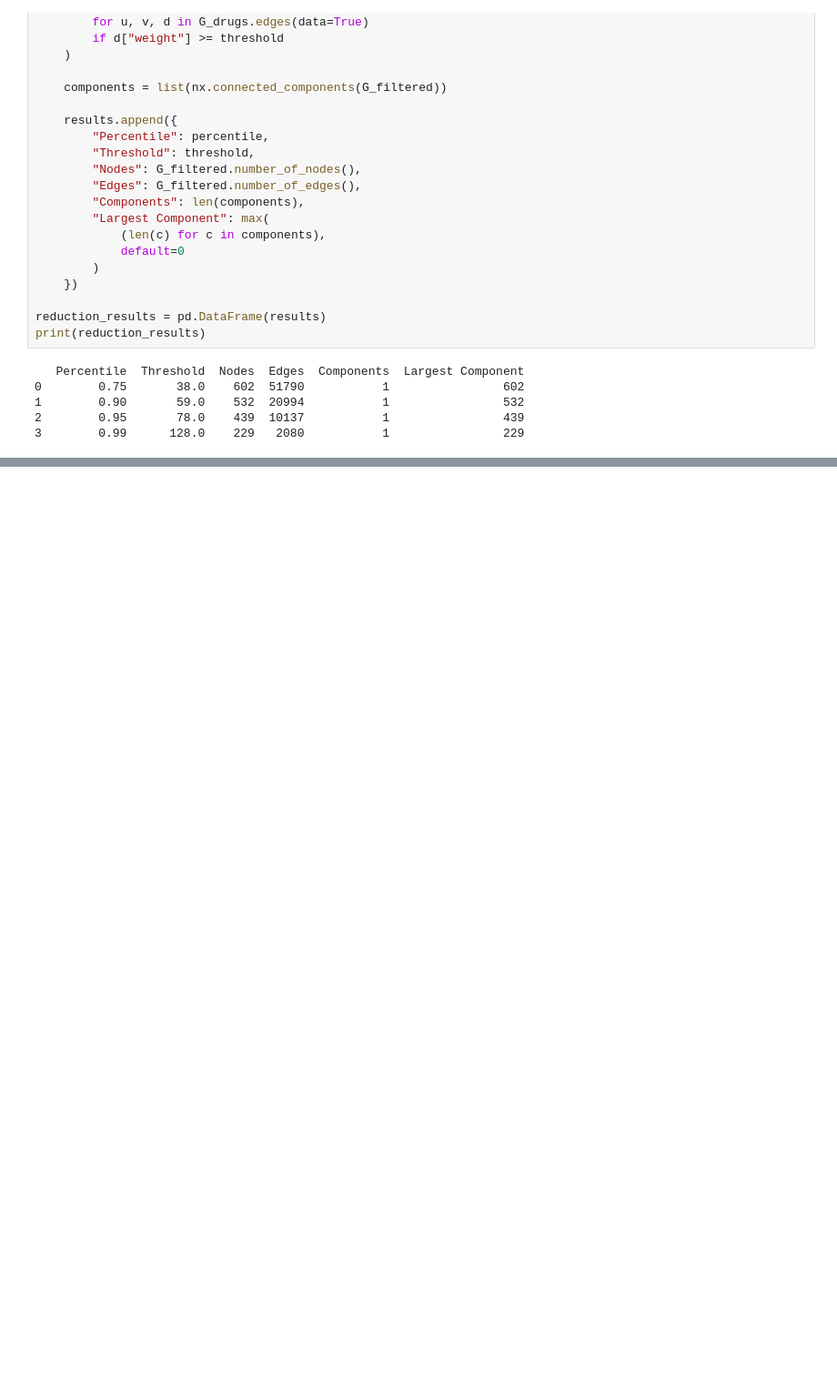
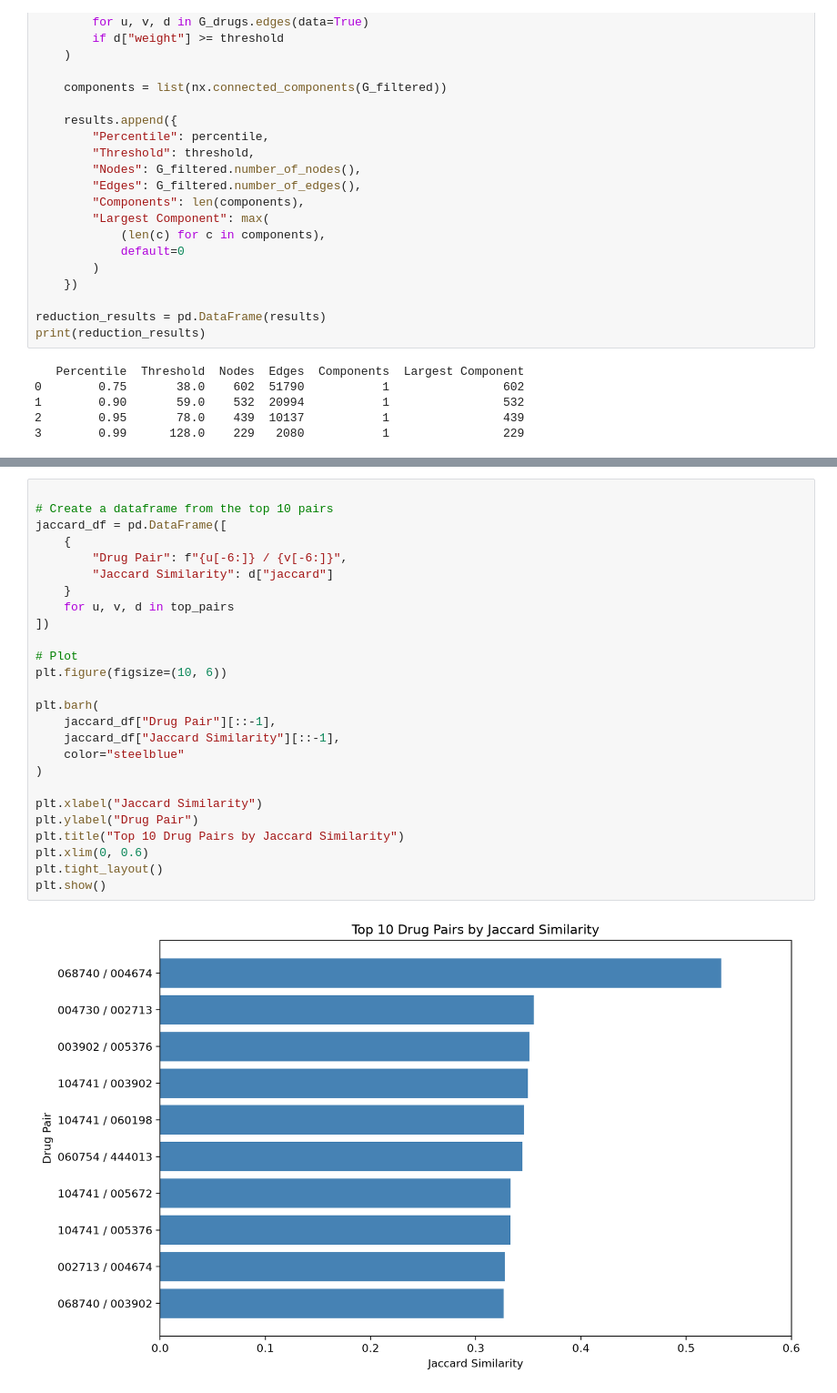
Before and after one commit to yanarabkova/Data620, a Jupyter notebook: Project2/Data620_Project2_YR.ipynb, the cells around one changed output, grey strips where cells are left out. Shown at 91% size. Saved outputs shown, nothing was run; the diff lists cells and outputs as text; blank space fills up the shorter version.

```diff
--- a/Project2/Data620_Project2_YR.ipynb
+++ b/Project2/Data620_Project2_YR.ipynb
@@ -410,0 +550,28 @@ hyperbaric oxygen therapy
+# %%
+
+# Create a dataframe from the top 10 pairs
+jaccard_df = pd.DataFrame([
+    {
+        "Drug Pair": f"{u[-6:]} / {v[-6:]}",
+        "Jaccard Similarity": d["jaccard"]
+    }
+    for u, v, d in top_pairs
+])
+
+# Plot
+plt.figure(figsize=(10, 6))
+
+plt.barh(
+    jaccard_df["Drug Pair"][::-1],
+    jaccard_df["Jaccard Similarity"][::-1],
+    color="steelblue"
+)
+
+plt.xlabel("Jaccard Similarity")
+plt.ylabel("Drug Pair")
+plt.title("Top 10 Drug Pairs by Jaccard Similarity")
+plt.xlim(0, 0.6)
+plt.tight_layout()
+plt.show()
+# %% [output]
+[figure, added]
```
Also changed, not shown: parts of 16 cells of this notebook.
